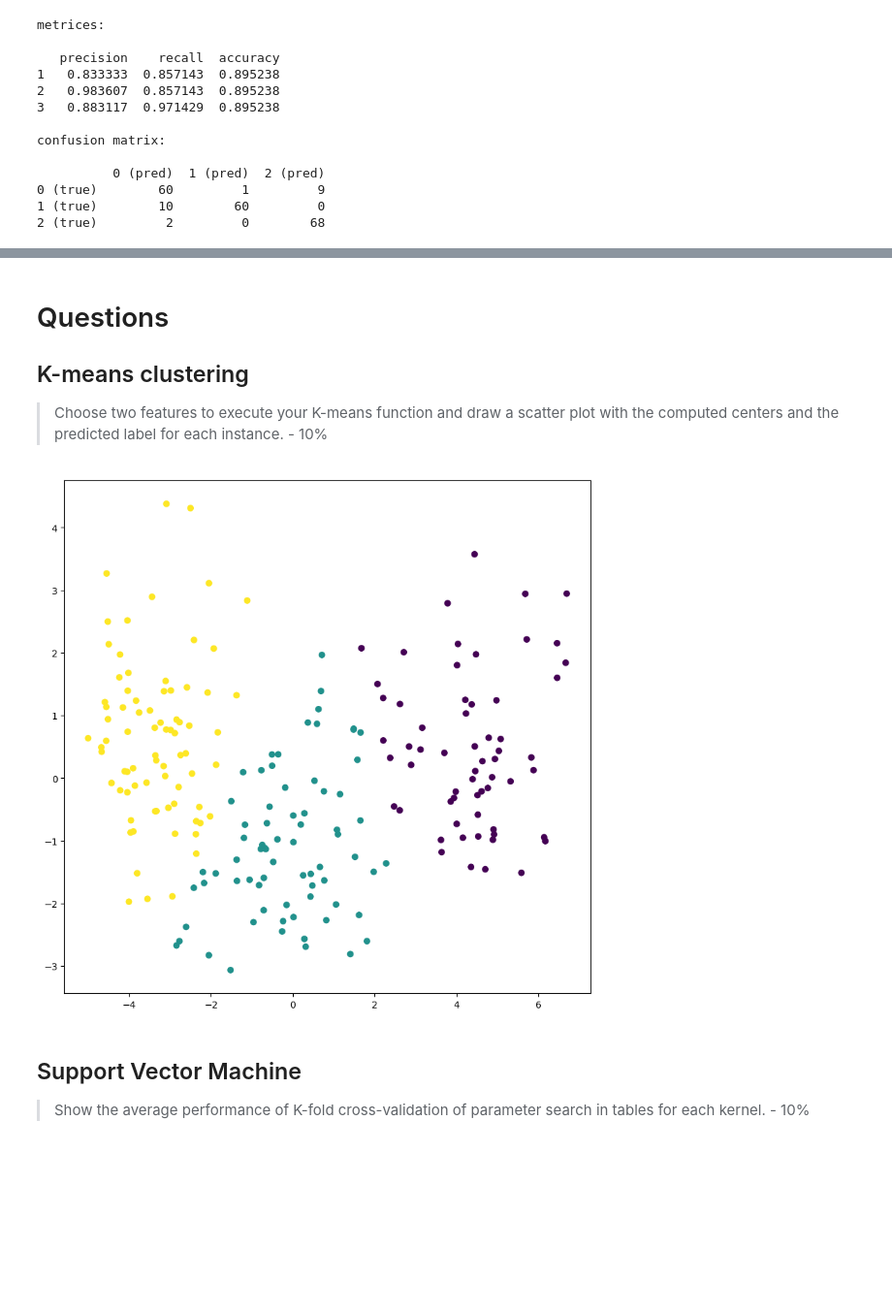
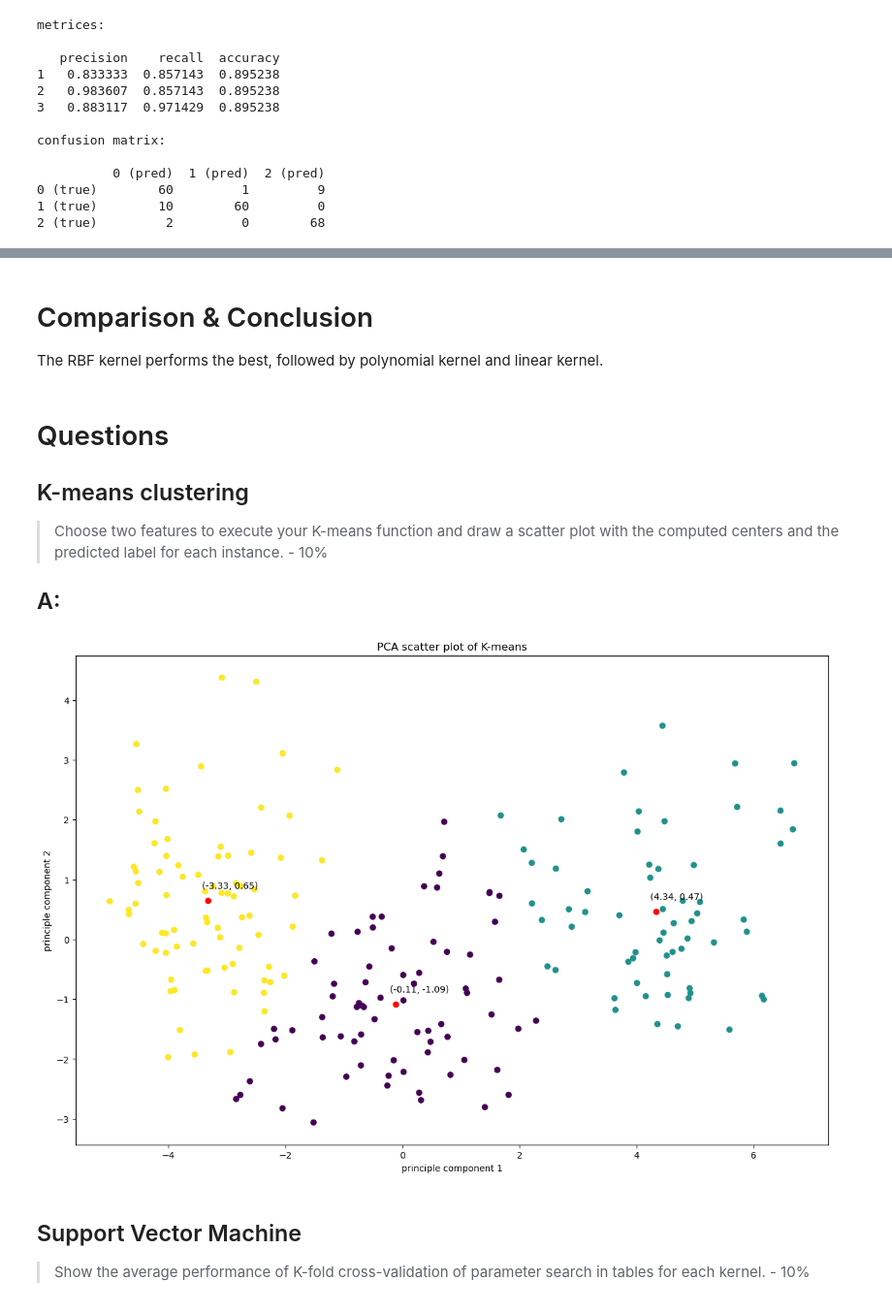
Before and after one commit to kie4280/Fall2021-MachineLearning, a Jupyter notebook: HW3/HW3.ipynb, the cells around one changed output, grey strips where cells are left out. Shown at 97% size. Cells and saved outputs as stored; diff of their text form; code cells hidden in the pictures; blank space fills up the shorter version.

```diff
--- a/HW3/HW3.ipynb
+++ b/HW3/HW3.ipynb
@@ -46,14 +45,14 @@ class Kmeans:
 
     def predict(self, X: np.ndarray) -> np.ndarray:
         feature_num = X.shape[1]
-        low = [X[:, i].min() for i in range(feature_num)]
-        high = [X[:, i].max() for i in range(feature_num)]
+        self.low = [X[:, i].min() for i in range(feature_num)]
+        self.high = [X[:, i].max() for i in range(feature_num)]
         self.centers = np.zeros((self.K, feature_num), dtype=np.float64)
         for a in range(self.K):
             # generate uniform distribution for every feature with
             # the interval being [feature.min(), feature.max()]
             self.centers[a] = [np.random.uniform(
-                low=low[i], high=high[i]) for i in range(feature_num)]
+                low=self.low[i], high=self.high[i]) for i in range(feature_num)]
         dis = np.ones((self.K, feature_num), dtype=np.float64)
         while np.sum(dis) > 1e-7:  # loop until centers don't change
             assign = self.__assign(X)  # get new assignment
@@ -73,7 +72,13 @@ class Kmeans:
             ss = np.moveaxis(X, 0, -1) * mask  # transpose X to broadcast mask
             ss = np.moveaxis(ss, 0, -1)  # transpose X back
             div = np.sum(mask)  # num samples in mask
-            new_cen[i] = (np.sum(ss, axis=0) / div)  # get new center
+            if div == 0:
+                # in case the center doesn't have any points,
+                # we reinitialize the center
+                new_cen[i] = [np.random.uniform(
+                    low=self.low[i], high=self.high[i]) for i in range(X.shape[1])]
+            else:
+                new_cen[i] = (np.sum(ss, axis=0) / div)  # get new center
         return new_cen
 
     def __assign(self, X) -> np.ndarray:
@@ -88,19 +93,17 @@ class Kmeans:
 km = Kmeans(3)
 p = km.predict(seeds_orig[:, 0:-1])
 
+# assign the labels to the unlabeled groups
 mm = np.zeros((3, 3), dtype=np.int64)
 for i in range(3):
     for j in range(3):
         label_i = np.argwhere(p == i)
-        # print(a)
         a = seeds_orig[:, -1][label_i] == j+1
         mm[i, j] = np.count_nonzero(a)
 
-# print(mm)
-trans = np.argmax(mm, axis=1)
-# print(trans)
+trans = np.argmax(mm, axis=1)  # obtain the tranformation dictionary
 
-pred = np.array([trans[x]+1 for x in p])
+pred = np.array([trans[x]+1 for x in p])  # transform
 
 r = classification_report(
     seeds_orig[:, -1], pred, labels=[1, 2, 3], output_dict=True)
@@ -135,22 +229,32 @@ confusion matrix:
+# %% [markdown]
+# Comparison & Conclusion
+The RBF kernel performs the best, followed by polynomial kernel and linear kernel.
 # %% [markdown]
 # Questions
 ## K-means clustering
 > Choose two features to execute your K-means function and draw a scatter plot with the computed centers and the predicted label for each instance. - 10%
+## A:
 # %%
 from sklearn.decomposition import PCA
 
 
 pc = PCA(n_components=2)
 X = pc.fit_transform(seeds_orig[:,0:-1])
 
 km = Kmeans(K=3)
 pred = km.predict(X)
 
-fig = plt.figure(figsize=(10,10), dpi=100)
+fig = plt.figure(figsize=(15,10), dpi=100)
 
-_ = plt.scatter(X[:,0], X[:,1], c=pred)
+s = plt.scatter(X[:,0], X[:,1], c=pred)
+_= plt.scatter(km.centers[:,0], km.centers[:,1], c='red')
+plt.title("PCA scatter plot of K-means")
+plt.xlabel("principle component 1")
+plt.ylabel("principle component 2")
+for i in range(3):
+    _ = plt.text(km.centers[i,0]-0.1, km.centers[i,1]+0.2, "({:.2f}, {:.2f})".format(km.centers[i,0], km.centers[i,1]))
 # %% [output]
-[figure, old version]
+[figure, new version]
 # %% [markdown]
 ## Support Vector Machine
 > Show the average performance of K-fold cross-validation of parameter search in tables for each kernel. - 10%
```
Also changed, not shown: parts of 5 cells of this notebook, 2 other files.
